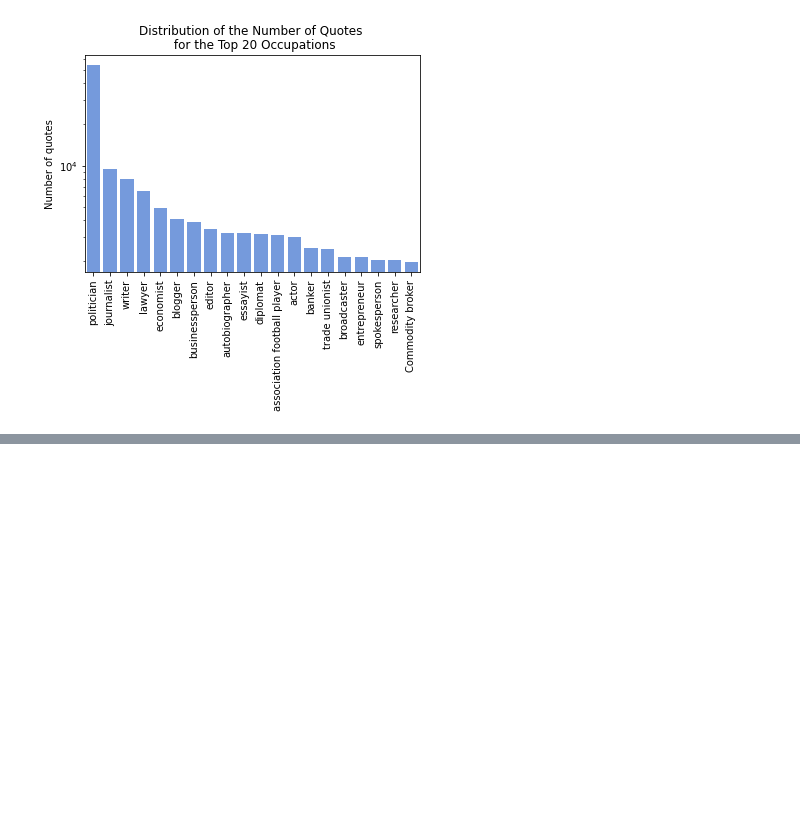
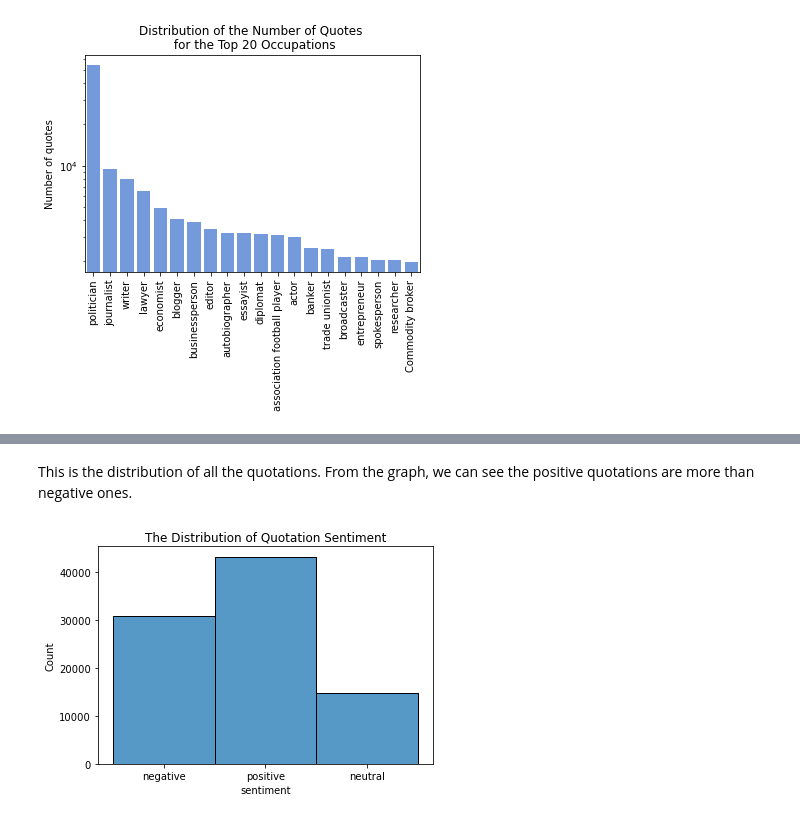
Before and after one commit to epfl-ada/ada-2021-project-skrw, a Jupyter notebook: Milestone_3.ipynb, the cells around one changed output, grey strips where cells are left out. Cells and saved outputs as stored; diff of their text form; code cells hidden in the pictures; blank space fills up the shorter version.

```diff
--- a/Milestone_3.ipynb
+++ b/Milestone_3.ipynb
@@ -158,0 +450,8 @@ plt.show()
+# %%
+# applying sentiment analysis
+from nltk.sentiment.vader import SentimentIntensityAnalyzer
+#nltk.download('vader_lexicon')
+sentiment_analyzer = SentimentIntensityAnalyzer()
+
+df['sentiment_score'] = df["quotation"].apply(lambda x: sentiment_analyzer.polarity_scores(x)["compound"])
+df.head()
@@ -158,0 +465,11 @@ plt.show()
+# %%
+def get_sentiment(sentiment_score):
+    if (sentiment_score < -0.05):
+        return "negative"
+    elif (sentiment_score < 0.05):
+        return "neutral"
+    else:
+        return "positive"
+
+df['sentiment'] = df.sentiment_score.apply(lambda x: get_sentiment(x))
+df.head()
@@ -158,0 +483,8 @@ plt.show()
+# %% [markdown]
+This is the distribution of all the quotations. From the graph, we can see the positive quotations are more than negative ones.
+# %%
+ax = sns.histplot(df['sentiment'])
+ax.set_title('The Distribution of Quotation Sentiment')
+plt.show()
+# %% [output]
+[figure, added]
```
Also changed, not shown: parts of 35 cells of this notebook, 1 other file.
